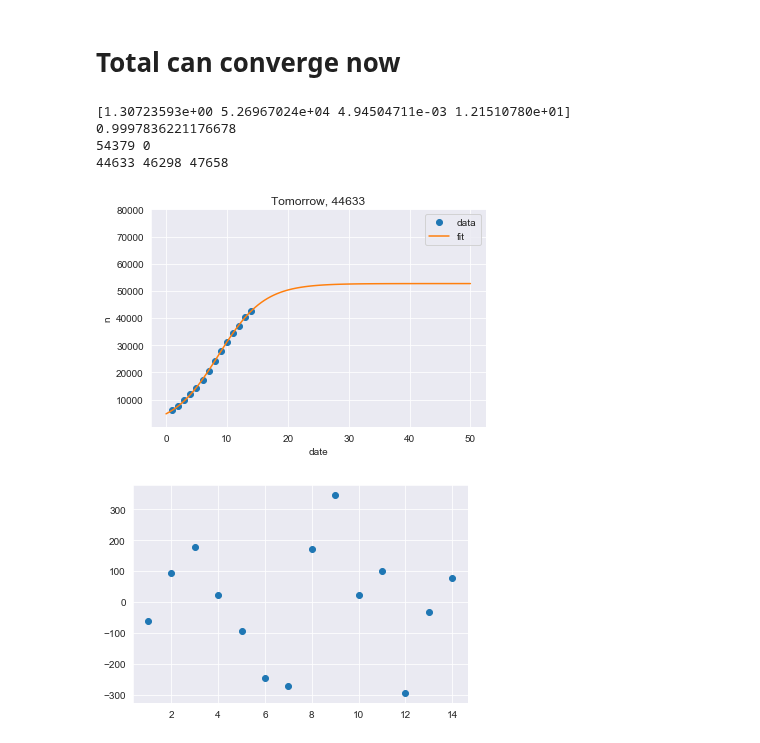
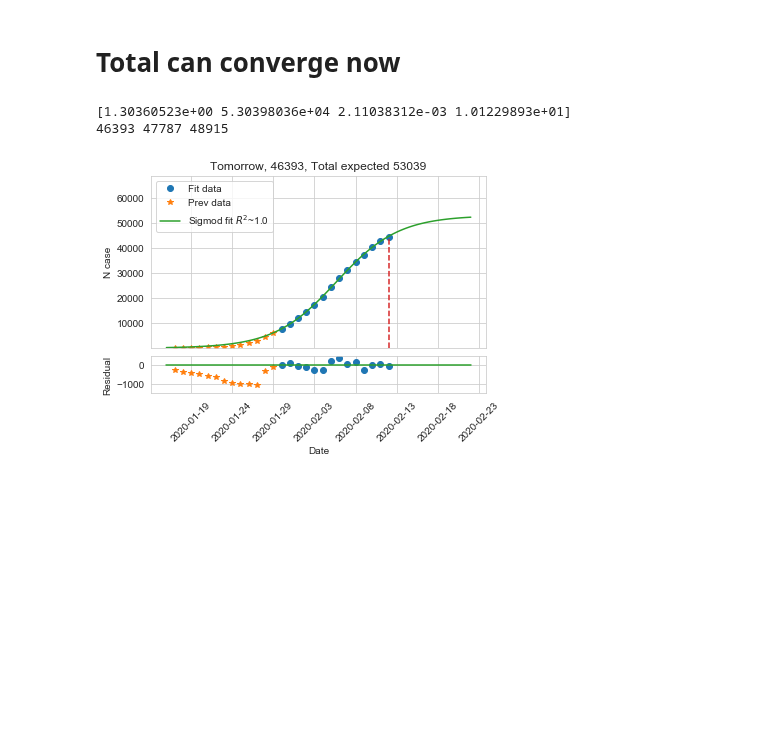
Before and after one commit to tongbaojia/vr_2020, a Jupyter notebook: Virus.ipynb, the cells around one changed output. Cells and saved outputs as stored; diff of their text form; code cells hidden in the pictures; blank space fills up the shorter version.

```diff
--- a/Virus.ipynb
+++ b/Virus.ipynb
@@ -33,10 +33,11 @@ c = [
     3387,
     2653,
     2984,
-    2473
+    2473,
+    1909
 ]
 # %%
-tmr_date = "2_11_2020"
+tmr_date = "2_12_2020"
 # %% [markdown]
 # Standard Imports
 # %%
@@ -80,7 +81,7 @@ def r_squared(x_data, y_data, func, popt):
 # %% [markdown]
 # Growth total
 # %%
-sns.set_style("darkgrid")
+sns.set_style("whitegrid")
 def exp(x, a, c):
     y = a ** (x - c)
     return y
@@ -157,51 +155,75 @@ plt.show()
 # %%
 def sigmoid(x, a, n, b, c):
     y = n * 1 / (1  +  b * n * a ** (-c - x))
     return y
 
 def prediction(my_func, name="sigmoid"):
     # initial guess for curve fit coefficients
-    starting_index = 12
+    starting_index = 13
+    x_prev_data = np.arange(-starting_index + 1, 1)
+    y_prev_data = np.array(total[:starting_index])
     xdata = np.arange(1, len(total[starting_index:])+1)
     ydata = np.array(total[starting_index:])
-    guess = [1, 30000, 2, 10]
+
+    guess = [1.3, 55000, 2.2, 10]
     popt, pcov = curve_fit(my_func, xdata, ydata, p0=guess, sigma=np.sqrt(xdata), bounds=([0, 1.5E4, 0, 0], [30, 1E6, 50, 50]))
     print(popt)
-    print(r_squared(xdata, ydata, my_func, popt))
+    R2 = r_squared(xdata, ydata, my_func, popt)
 
     perr = np.sqrt(np.diag(pcov))
     popt_up = popt + nstd * perr
     popt_down = popt - nstd * perr
 
-    x = np.linspace(0, 50, 100)
+    forward_steps = 10
+    x = np.linspace(-starting_index, len(total) - starting_index + forward_steps, 100)
     y = my_func(x, *popt)
-
 
     tmr = len(xdata) + 1
     pred = int(my_func(tmr, *popt))
     pred_up = int(my_func(tmr, *popt_up))
-    pred_down = int(my_func(tmr, *popt_down))
-    print(pred_up, pred_down)
+    # pred_down = int(my_func(tmr, *popt_down))
+    # print(pred_up, pred_down)
     print(pred, int(my_func(tmr + 1, *popt)), int(my_func(tmr + 2, *popt)))
 
-    plt.plot(xdata, ydata, 'o', label='data')
-    plt.plot(x, y, label='fit')
-    plt.title("Tomorrow, {}".format(pred))
-    plt.ylim(1, 8E4)
+    fig = plt.figure(constrained_layout=False)
+    gs = fig.add_gridspec(nrows=5, ncols=4)
+    ax1 = fig.add_subplot(gs[0:-1, :])
+    ax2 = fig.add_subplot(gs[-1, :])
+
+    total_expected = int(popt[1])
+    ax1.plot(xdata, ydata, 'o', label='Fit data')
+    ax1.plot(x_prev_data, y_prev_data, '*', label='Prev data')
+    ax1.plot(x, y, label=r'Sigmod fit $R^2$~{}'.format(round(R2, 3)))
+    ax1.plot([len(total) - starting_index, len(total) - starting_index], [0, ydata[-1]], '--')
+    ax1.set_title("Tomorrow, {}, Total expected {}".format(pred, total_expected))
+    ax1.set_ylim(1, total_expected * 1.3)
+    ax1.legend(loc='best')
+    ax1.set_xlabel('Date')
+    ax1.set_ylabel('N case')
+
+    residuals = ydata - my_func(xdata, *popt)
+    prev_residuals = y_prev_data - my_func(x_prev_data, *popt)
+    ax2.plot(xdata, residuals, 'o', label='residuals')
+    ax2.plot(x_prev_data, prev_residuals, '*', label='prev residuals')
+    ax2.plot(x, np.zeros(len(x)))
+    ax2.set_ylim(-1500, 500)
+    ax2.set_xlabel('Date')
+    ax2.set_ylabel('Residual')
+    x_ticks = ax2.get_xticks()
+    # print(x_ticks)
+    current_day = len(total) - starting_index
+    # correct time difference
+    current_date = date.today() + + timedelta(days=1)
+    date_ticks = []
+    for x_tick in x_ticks:
+        date_ticks.append(current_date + timedelta(days=x_tick - current_day))
+    # print(date_ticks)
+    ax2.set_xticklabels(date_ticks, rotation=45)
     plt.savefig('Plots/{}_{}.png'.format(tmr_date, name), dpi=300)
-    plt.legend(loc='best')
-    plt.xlabel('date')
-    plt.ylabel('n')
-    plt.show()
-    residuals = ydata - my_func(xdata, *popt)
-    plt.plot(xdata, residuals, 'o', label='residuals')
     plt.show()
 
 prediction(sigmoid, "sigmoid")
 # %% [output]
-[1.30723593e+00 5.26967024e+04 4.94504711e-03 1.21510780e+01]
-0.9997836221176678
-54379 0
-44633 46298 47658
+[1.30360523e+00 5.30398036e+04 2.11038312e-03 1.01229893e+01]
+46393 47787 48915
-[figure, old version]
+[figure, new version]
-[figure, removed]
```
Also changed, not shown: parts of 5 cells of this notebook, 3 other files.
